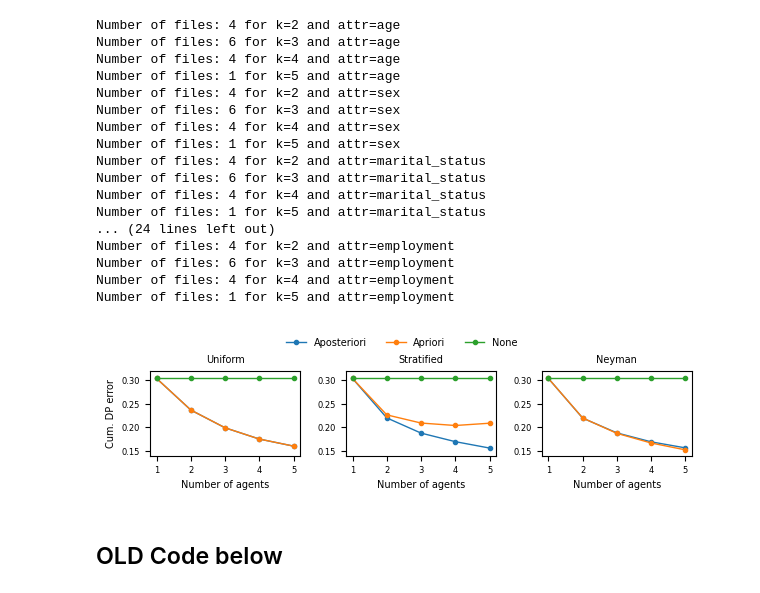
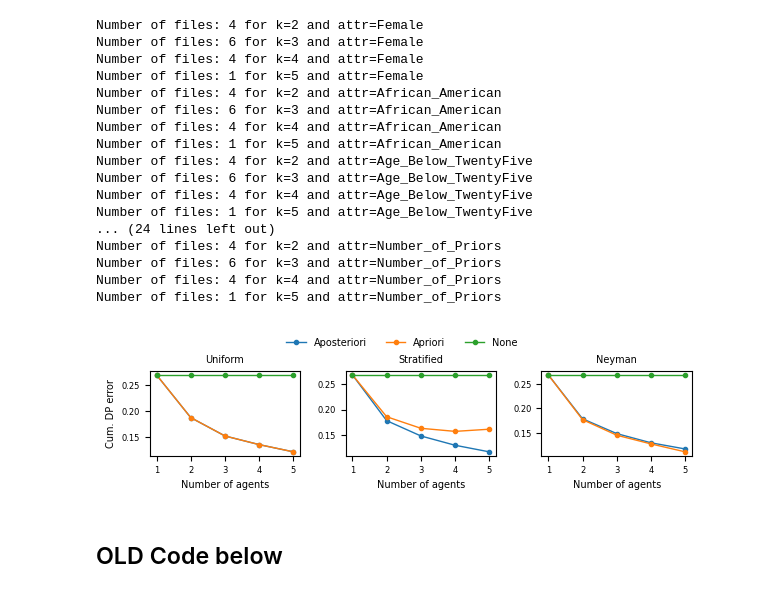
Before and after one commit to sacs-epfl/fairness-audits-with-collaboration, a Jupyter notebook: scripts/combine_multicolab.ipynb, the cells around one changed output. Saved outputs shown, nothing was run; the diff lists cells and outputs as text; code cells hidden in the pictures.

```diff
--- a/scripts/combine_multicolab.ipynb
+++ b/scripts/combine_multicolab.ipynb
@@ -4,19 +4,25 @@ import pandas as pd
 import os
 import matplotlib.pyplot as plt
 # %%
-protected_attributes = ['age', 'sex', 'marital_status', 'own_telephone', 'employment'] # gc
+# protected_attributes = ['age', 'sex', 'marital_status', 'own_telephone', 'employment'] # gc
 
 # protected_attributes = ["SEX", "MAR", "AGEP", "NATIVITY", "MIG"] # ft
 
+protected_attributes = ["Female", "African_American", "Age_Below_TwentyFive", "Misdemeanor", "Number_of_Priors"] # pp
+
 n = len(protected_attributes)
 # %%
 # gc
-budget = 100
-root_dir = f'/home/dhasade/audits/ml-audits/results/german_credit/multicolab_b{budget}'
+# budget = 100
+# root_dir = f'/home/dhasade/audits/ml-audits/results/german_credit/multicolab_b{budget}'
 
 # ft
 # budget = 500
 # root_dir = f'/home/dhasade/audits/ml-audits/results/folktables/multicolab_b{budget}'
+
+# pp
+budget = 250
+root_dir = f'/home/dhasade/audits/ml-audits/results/propublica/multicolab_b{budget}'
 # %%
 def get_dp_errors(root_dir, sample):
     strategy = 'aposteriori'
@@ -131,23 +137,23 @@ Number of files: 1 for k=5 and attr=employment
 sample = 'neyman'
 neyman_cum_apriori_dps, neyman_cum_aposteriori_dps, neyman_cum_none_dps = get_dp_errors(root_dir, sample)
 # %% [output]
-Number of files: 4 for k=2 and attr=age
-Number of files: 6 for k=3 and attr=age
-Number of files: 4 for k=4 and attr=age
-Number of files: 1 for k=5 and attr=age
-Number of files: 4 for k=2 and attr=sex
-Number of files: 6 for k=3 and attr=sex
-Number of files: 4 for k=4 and attr=sex
-Number of files: 1 for k=5 and attr=sex
-Number of files: 4 for k=2 and attr=marital_status
-Number of files: 6 for k=3 and attr=marital_status
-Number of files: 4 for k=4 and attr=marital_status
-Number of files: 1 for k=5 and attr=marital_status
+Number of files: 4 for k=2 and attr=Female
+Number of files: 6 for k=3 and attr=Female
+Number of files: 4 for k=4 and attr=Female
+Number of files: 1 for k=5 and attr=Female
+Number of files: 4 for k=2 and attr=African_American
+Number of files: 6 for k=3 and attr=African_American
+Number of files: 4 for k=4 and attr=African_American
+Number of files: 1 for k=5 and attr=African_American
+Number of files: 4 for k=2 and attr=Age_Below_TwentyFive
+Number of files: 6 for k=3 and attr=Age_Below_TwentyFive
+Number of files: 4 for k=4 and attr=Age_Below_TwentyFive
+Number of files: 1 for k=5 and attr=Age_Below_TwentyFive
 ... (24 lines left out)
-Number of files: 4 for k=2 and attr=employment
-Number of files: 6 for k=3 and attr=employment
-Number of files: 4 for k=4 and attr=employment
-Number of files: 1 for k=5 and attr=employment
+Number of files: 4 for k=2 and attr=Number_of_Priors
+Number of files: 6 for k=3 and attr=Number_of_Priors
+Number of files: 4 for k=4 and attr=Number_of_Priors
+Number of files: 1 for k=5 and attr=Number_of_Priors
 # %%
 s = 7
 params = {
@@ -180,36 +186,37 @@ axs[0].set_xlabel('Number of agents')
 axs[0].set_ylabel('Cum. DP error')
 axs[0].set_title('Uniform')
 
 # plot none, apriori, aposteriori for stratified
 axs[1].plot(range(1, n+1), stratified_cum_aposteriori_dps, 'o-', label='Aposteriori')
 axs[1].plot(range(1, n+1), stratified_cum_apriori_dps, 'o-', label='Apriori')
 axs[1].plot(range(1, n+1), stratified_cum_none_dps, 'o-', label='None')
 
 axs[1].set_xlabel('Number of agents')
 axs[1].set_title('Stratified')
 
 # plot none, apriori, aposteriori for neyman
 axs[2].plot(range(1, n+1), neyman_cum_aposteriori_dps, 'o-', label='Aposteriori')
 axs[2].plot(range(1, n+1), neyman_cum_apriori_dps, 'o-', label='Apriori')
 axs[2].plot(range(1, n+1), neyman_cum_none_dps, 'o-', label='None')
 
 axs[2].set_xlabel('Number of agents')
 axs[2].set_title('Neyman')
 
 # add legend outside of plot in the center
 axs[0].legend(bbox_to_anchor=(2.5, 1.5), loc='upper right', ncol=3)
 
 # add some space between plots
 plt.subplots_adjust(wspace=0.3)
 
 # set ylim (0.14, 0.32) for all plots
-y_min = 0.14; y_max = 0.32
-for ax in axs:
-    ax.set_ylim(y_min, y_max)
+# y_min = 0.14; y_max = 0.32
+# for ax in axs:
+#     ax.set_ylim(y_min, y_max)
 
 # save figure
-plot_name = f'gc_multicolab.pdf'
+# plot_name = f'gc_multicolab.pdf'
+plot_name = f'pp_multicolab.pdf'
 # plt.savefig(f'../results/plots/{plot_name}', bbox_inches='tight', dpi=300)
 # %% [output]
-[figure, old version]
+[figure, new version]
 # %%
```
Also changed, not shown: parts of 3 cells of this notebook, 2 other files.
